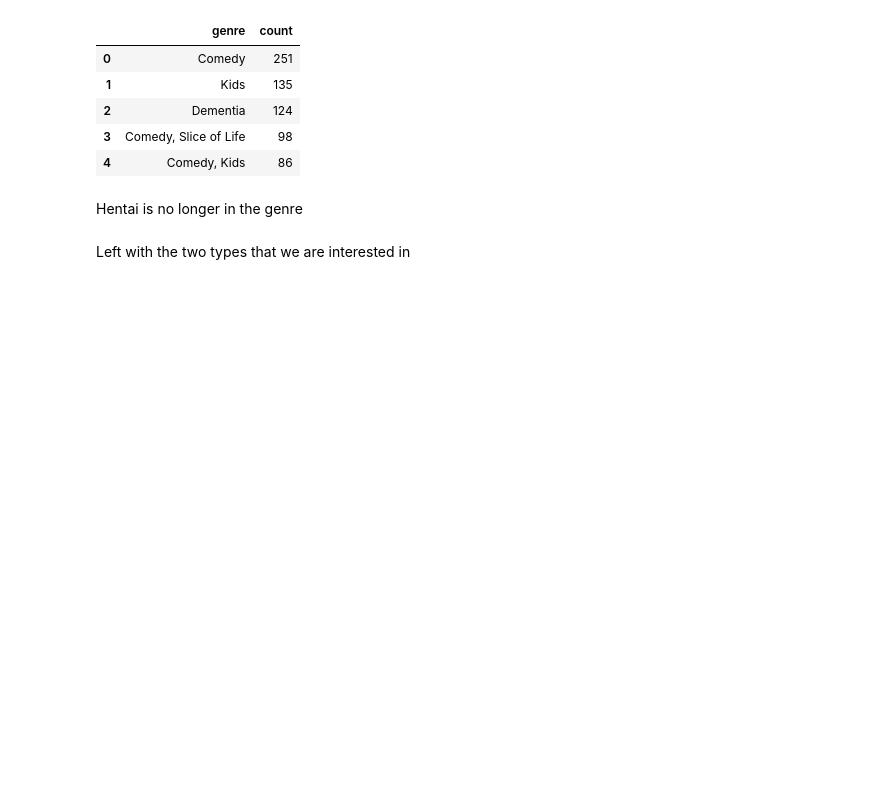
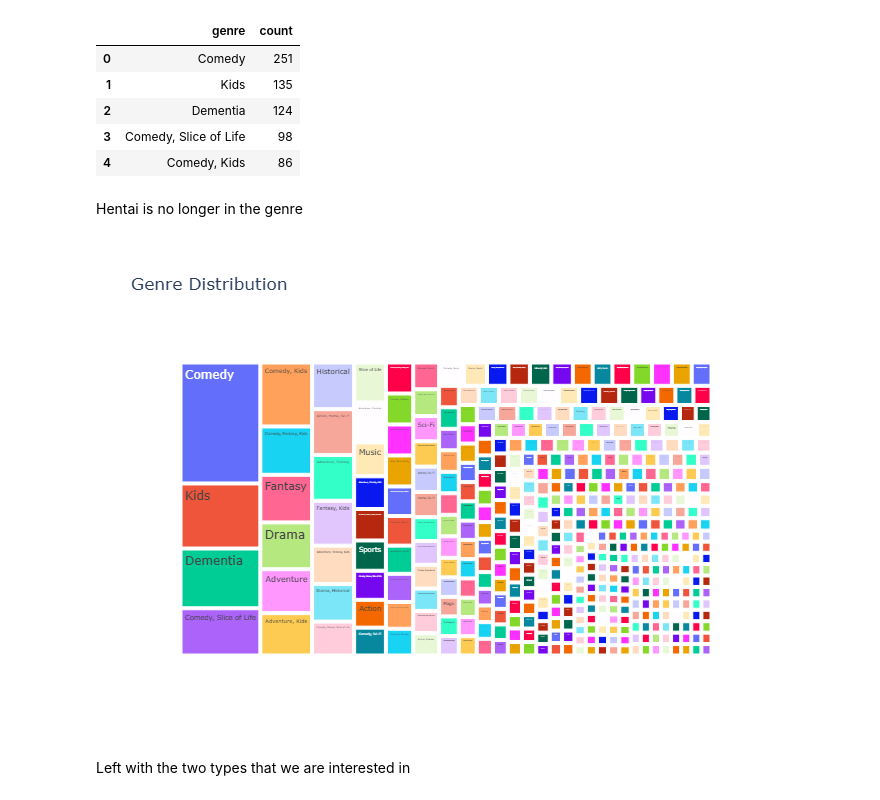
Before and after one commit to deltel/anime-recommendation-documentation, a Jupyter notebook: data_understanding_prepare_data.ipynb, the cells around one changed output. Saved outputs shown, nothing was run; the diff lists cells and outputs as text; code cells hidden in the pictures; blank space fills up the shorter version.

```diff
--- a/data_understanding_prepare_data.ipynb
+++ b/data_understanding_prepare_data.ipynb
@@ -41,7 +43,10 @@ Hentai is no longer in the genre
 # %%
 genre_df = genre_df[genre_df["count"] > 2]
 fig = px.treemap(genre_df, path=['genre'], values='count', title="Genre Distribution")
-fig.show()
+fig.write_image(f"{plots_location}\\anime_recommendations_database\\genre_distribution.png")
+Image(filename=f"{plots_location}\\anime_recommendations_database\\genre_distribution.png")
+# %% [output]
+[figure, added]
 # %% [markdown]
 Left with the two types that we are interested in
 # %%
```
Also changed, not shown: parts of 6 cells of this notebook, 19 other files.
